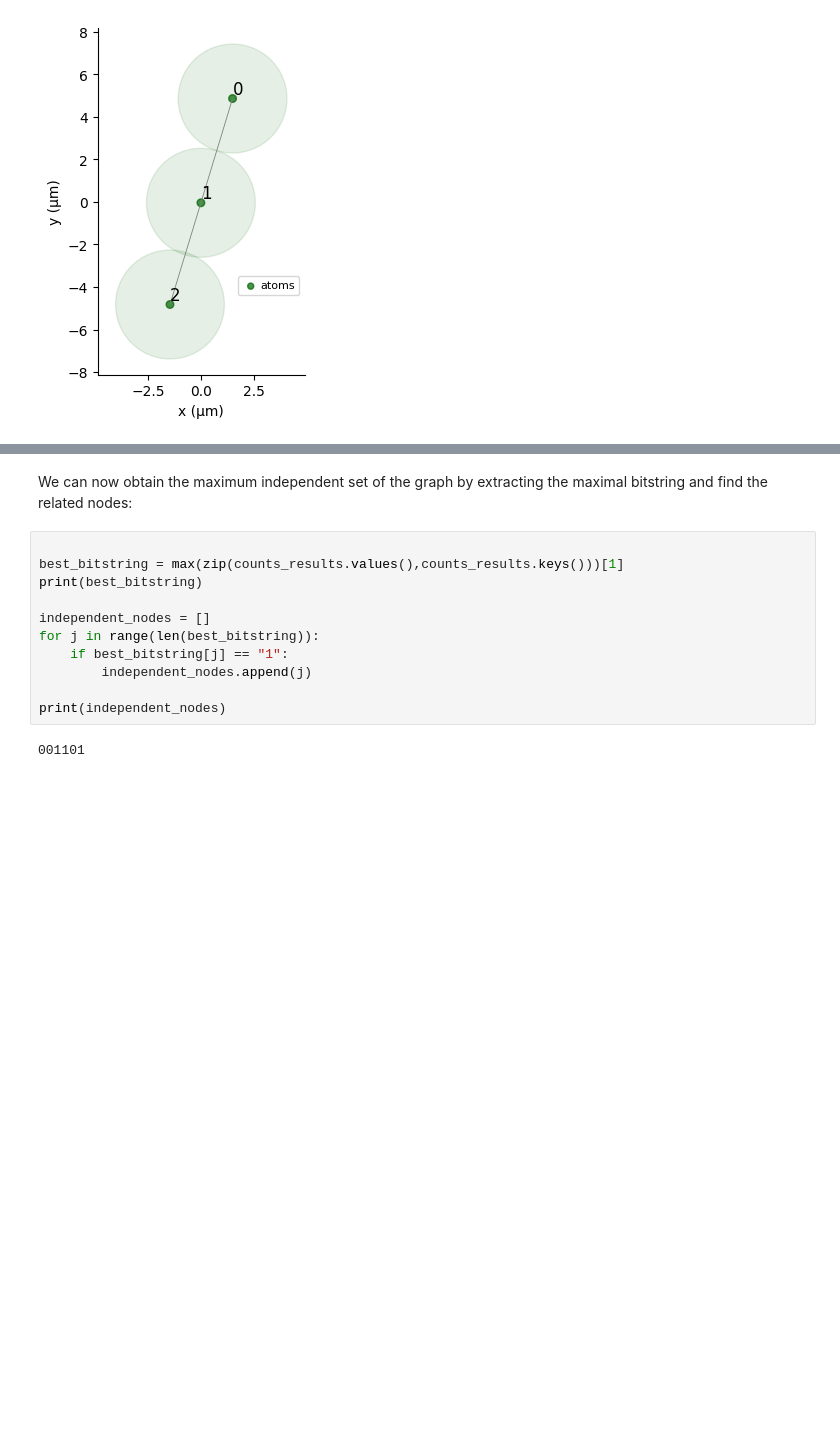
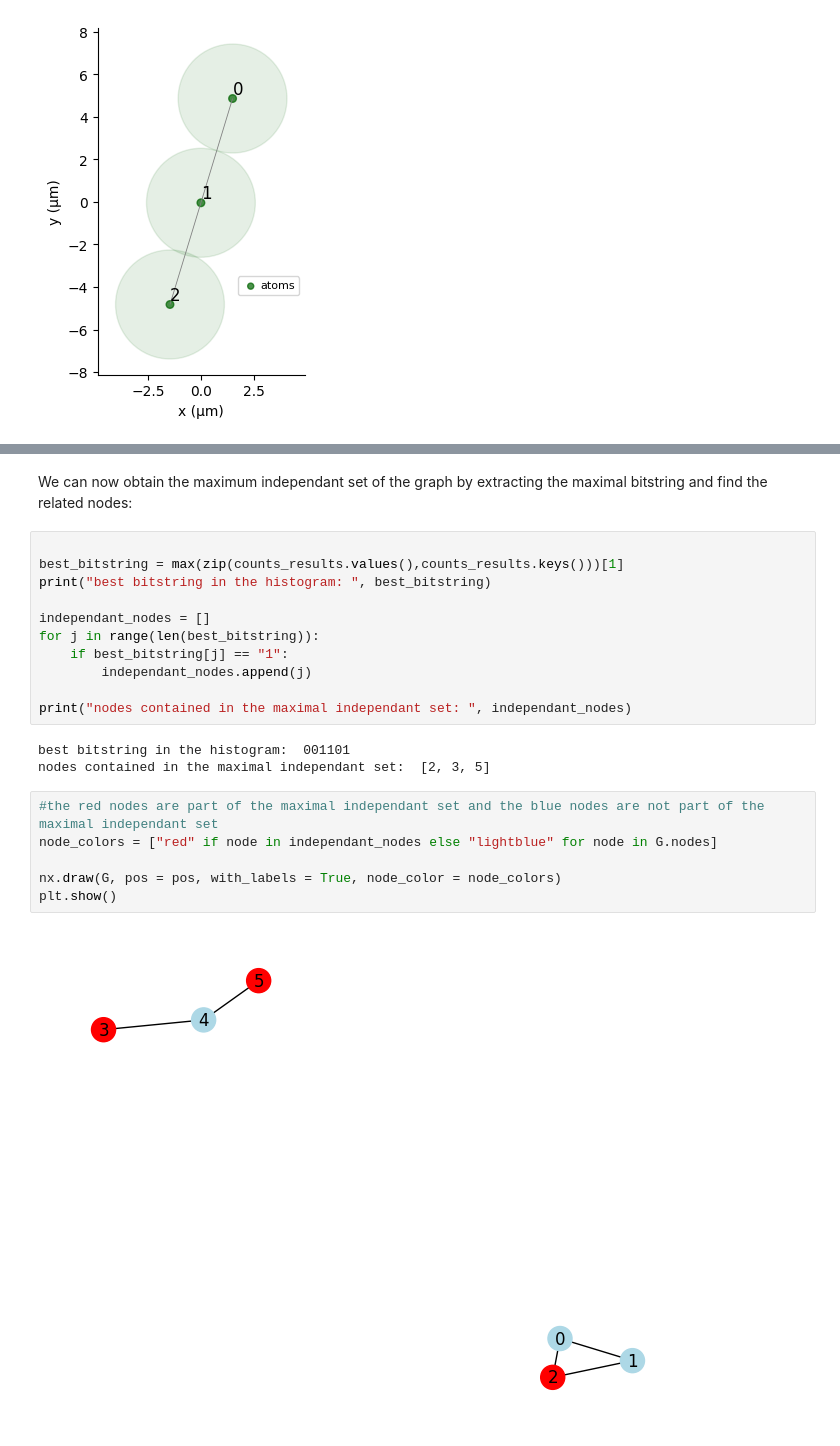
Before and after one commit to inking02/ReQpex, a Jupyter notebook: tutorial.ipynb, the cells around one changed output, grey strips where cells are left out. Cells and saved outputs as stored; diff of their text form; blank space fills up the shorter version.

```diff
--- a/tutorial.ipynb
+++ b/tutorial.ipynb
@@ -78,15 +82,24 @@ plot_histogram(counts_results, shots) #you can also give a file_name in argument
 # %% [markdown]
-We can now obtain the maximum independent set of the graph by extracting the maximal bitstring and find the related nodes:
+We can now obtain the maximum independant set of the graph by extracting the maximal bitstring and find the related nodes:
 # %%
 
 best_bitstring = max(zip(counts_results.values(),counts_results.keys()))[1]
-print(best_bitstring)
+print("best bitstring in the histogram: ", best_bitstring)
 
-independent_nodes = []
+independant_nodes = []
 for j in range(len(best_bitstring)):
     if best_bitstring[j] == "1":
-        independent_nodes.append(j)
+        independant_nodes.append(j)
 
-print(independent_nodes)
+print("nodes contained in the maximal independant set: ", independant_nodes)
 # %% [output]
-001101
+best bitstring in the histogram:  001101
+nodes contained in the maximal independant set:  [2, 3, 5]
+# %%
+#the red nodes are part of the maximal independant set and the blue nodes are not part of the maximal independant set
+node_colors = ["red" if node in independant_nodes else "lightblue" for node in G.nodes]
+
+nx.draw(G, pos = pos, with_labels = True, node_color = node_colors)
+plt.show()
+# %% [output]
+[figure, added]
```
Also changed, not shown: parts of 20 cells of this notebook.
